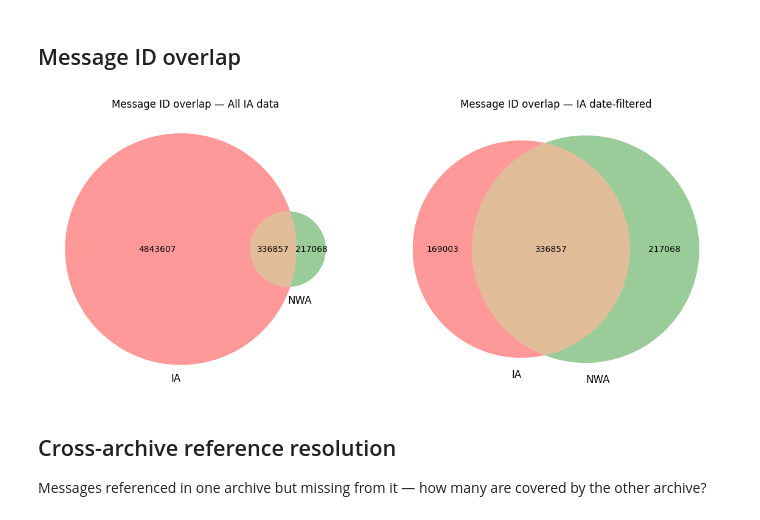
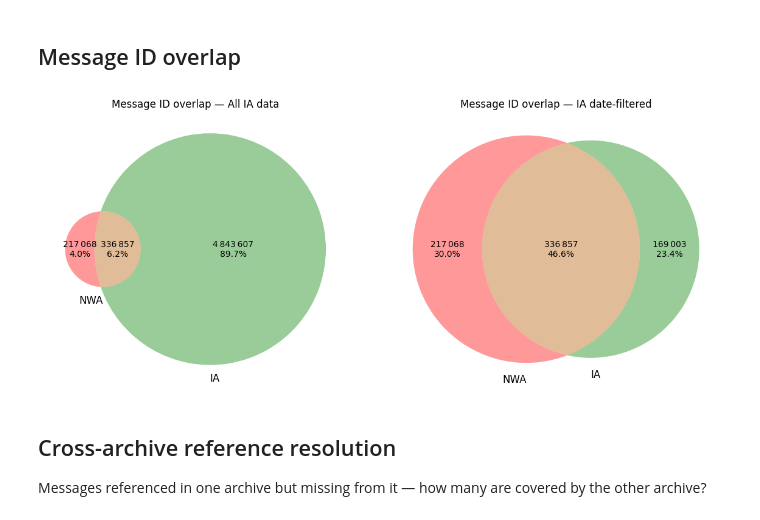
Before and after one commit to NationalLibraryOfNorway/norwegian_usenet, a Jupyter notebook: notebooks/compare_ia_nwa_message_ids.ipynb, the cells around one changed output. Drawn from its saved outputs; the diff is of its cells as text; code cells hidden in the pictures.

```diff
--- a/notebooks/compare_ia_nwa_message_ids.ipynb
+++ b/notebooks/compare_ia_nwa_message_ids.ipynb
@@ -21,21 +21,22 @@ filtered = load("../data/ia_nwa_message_id_overlap_date_filtered.json")
 # %%
 fig, axes = plt.subplots(1, 2, figsize=(12, 5))
 
 for ax, data, title in [
     (axes[0], full, "All IA data"),
     (axes[1], filtered, "IA date-filtered"),
 ]:
-    venn2(
-        subsets=(data["ids_ia_only"], data["ids_nwa_only"], data["ids_in_both"]),
-        set_labels=("IA", "NWA"),
+    venn2_fmt(
+        subsets=(data["ids_nwa_only"], data["ids_ia_only"], data["ids_in_both"]),
+        set_labels=("NWA", "IA"),
         ax=ax,
+        show_pct=True,
     )
     ax.set_title(f"Message ID overlap — {title}")
 
 plt.tight_layout()
 plt.show()
 # %% [output]
-[figure, old version]
+[figure, new version]
 # %% [markdown]
 ## Cross-archive reference resolution
 
```
Also changed, not shown: parts of 2 cells of this notebook, 6 other files.
